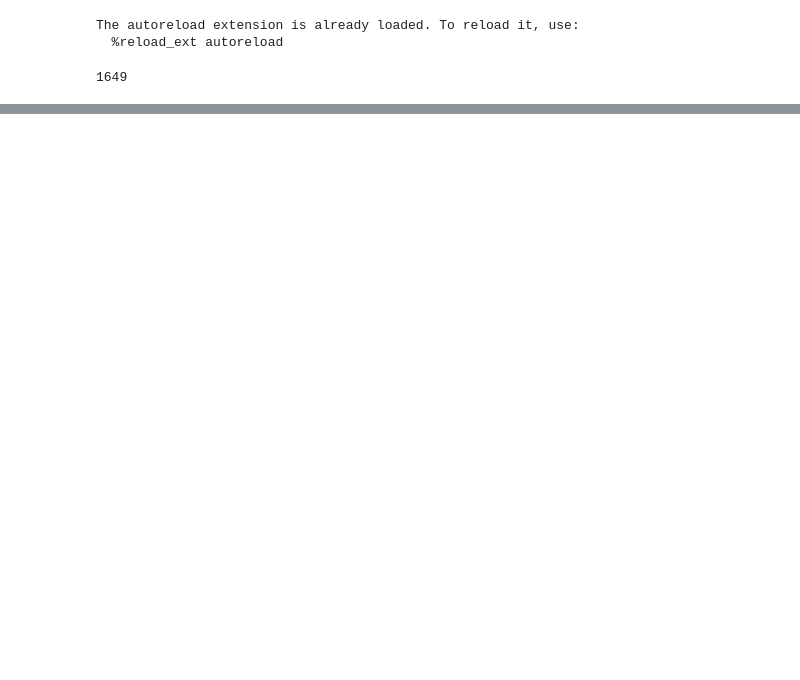
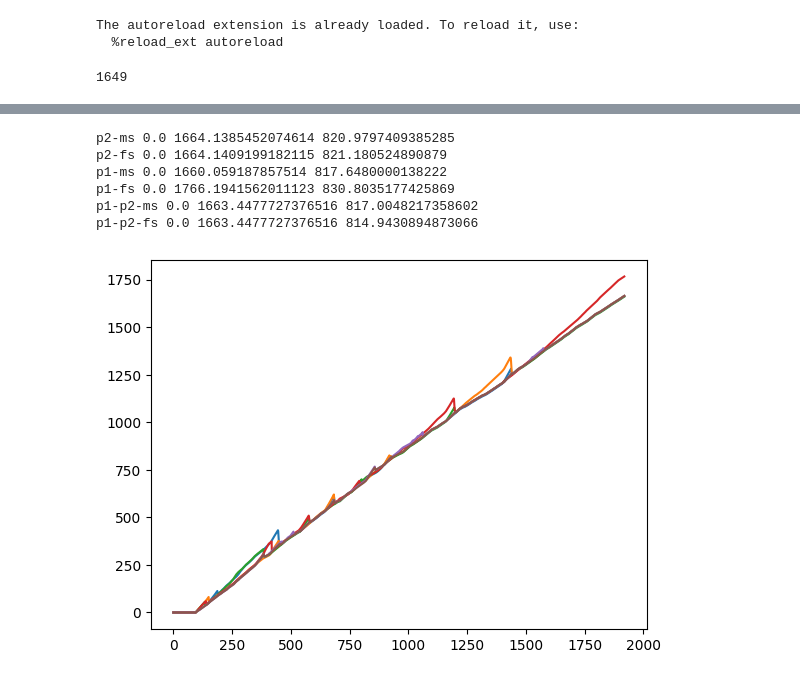
Before and after one commit to gsc2001/Gazed, a Jupyter notebook: src/main.ipynb, the cells around one changed output, grey strips where cells are left out. Saved outputs shown, nothing was run; the diff lists cells and outputs as text; code cells hidden in the pictures; blank space fills up the shorter version.

```diff
--- a/src/main.ipynb
+++ b/src/main.ipynb
@@ -40,0 +27,21 @@ print(editor.track)
+# %%
+import pickle as pkl
+import numpy as np
+import matplotlib.pyplot as plt
+with open('./cost_matrix.pkl', 'rb') as f:
+    cost_matrix = pkl.load(f)
+with open('./unary_costs.pkl', 'rb') as f:
+    unary_matrix = pkl.load(f)
+# %%
+for shot in cost_matrix.keys():
+    mat = np.array(cost_matrix[shot])
+    plt.plot(mat.flatten())
+    print(shot, mat.min(), mat.max(), mat.mean())
+# %% [output]
+p2-ms 0.0 1664.1385452074614 820.9797409385285
+p2-fs 0.0 1664.1409199182115 821.180524890879
+p1-ms 0.0 1660.059187857514 817.6480000138222
+p1-fs 0.0 1766.1941562011123 830.8035177425869
+p1-p2-ms 0.0 1663.4477727376516 817.0048217358602
+p1-p2-fs 0.0 1663.4477727376516 814.9430894873066
+[figure, added]
```
Also changed, not shown: parts of 3 cells of this notebook, 7 other files.
